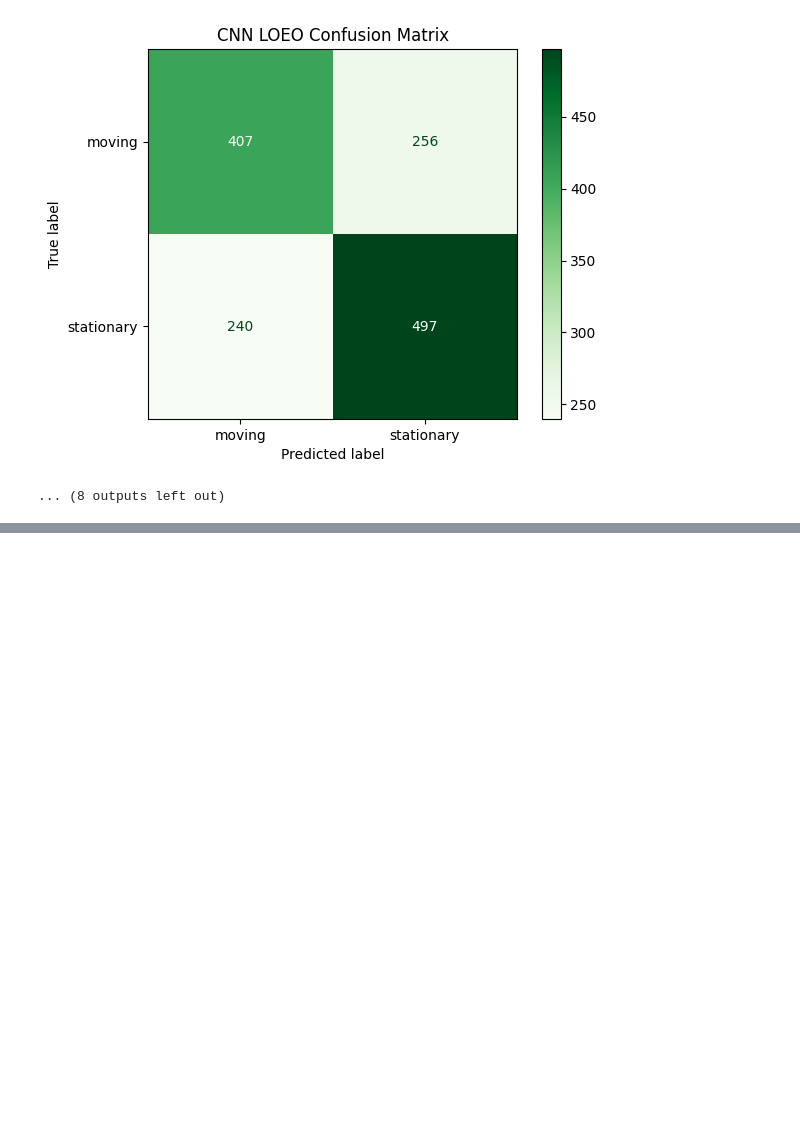
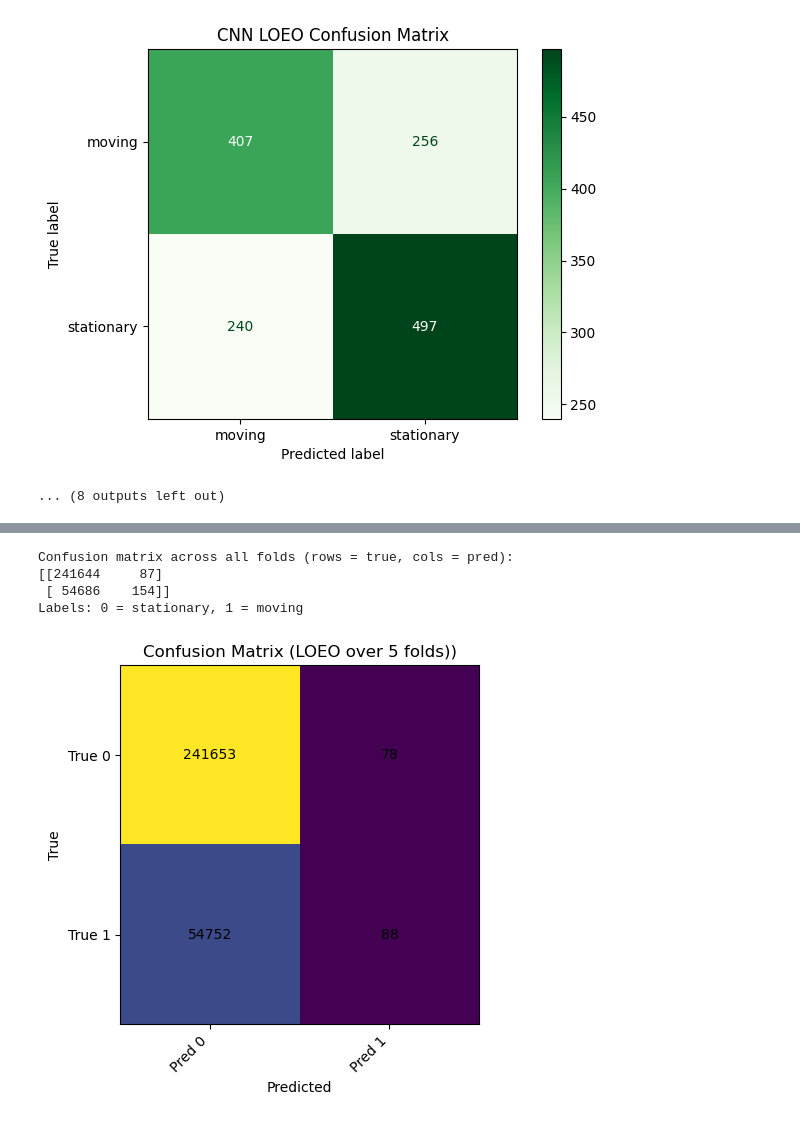
Before and after one commit to Castellanos02/cs286_demo, a Jupyter notebook: demo1.ipynb, the cells around one changed output, grey strips where cells are left out. Drawn from its saved outputs; the diff is of its cells as text; code cells hidden in the pictures; blank space fills up the shorter version.

```diff
--- a/demo1.ipynb
+++ b/demo1.ipynb
@@ -1292,0 +1521,14 @@ Day 2013-04-05 Accuracy: 0.7074626684188843
+# %%
+interploated_df['timestamp'] = pd.to_datetime(interploated_df['timestamp'])
+interploated_df = interploated_df.sort_values('timestamp')
+
+interploated_df['label'] = (interploated_df['travelstate'] == 'moving').astype(np.int64)
+
+interploated_df['t_prev'] = interploated_df['timestamp'].shift(1)
+interploated_df['dt_s'] = (interploated_df['timestamp'] - interploated_df['t_prev']).dt.total_seconds()
+interploated_df['dt_s'] = interploated_df['dt_s'].fillna(0.0)
+interploated_df['dt_s'] = interploated_df['dt_s'].clip(lower=0.0, upper=3600.0)
+
+feature_cols = ['latitude', 'longitude', 'dt_s']
+
+interploated_df['day'] = interploated_df['timestamp'].dt.date
@@ -1292,0 +1857,42 @@ Day 2013-04-05 Accuracy: 0.7074626684188843
+# %%
+y_true_all = np.concatenate(all_y_true)
+y_pred_all = np.concatenate(all_y_pred)
+
+cm = confusion_matrix(y_true_all, y_pred_all)
+print("\nConfusion matrix across all folds (rows = true, cols = pred):")
+print(cm)
+print("Labels: 0 = stationary, 1 = moving")
+# %% [output]
+Confusion matrix across all folds (rows = true, cols = pred):
+[[241644     87]
+ [ 54686    154]]
+Labels: 0 = stationary, 1 = moving
+# %%
+cm = np.array([[241653, 78],
+               [54752,  88]])
+
+classes = ["Stationary (0)", "Moving (1)"]
+
+fig, ax = plt.subplots()
+im = ax.imshow(cm)
+
+ax.set_xticks(np.arange(len(classes)))
+ax.set_yticks(np.arange(len(classes)))
+ax.set_xticklabels(["Pred 0", "Pred 1"])
+ax.set_yticklabels(["True 0", "True 1"])
+
+plt.setp(ax.get_xticklabels(), rotation=45, ha="right")
+
+for i in range(cm.shape[0]):
+    for j in range(cm.shape[1]):
+        ax.text(j, i, cm[i, j],
+                ha="center", va="center")
+
+ax.set_xlabel("Predicted")
+ax.set_ylabel("True")
+ax.set_title("Confusion Matrix (LOEO over 5 folds))")
+
+plt.tight_layout()
+plt.show()
+# %% [output]
+[figure, added]
```
Also changed, not shown: parts of 19 cells of this notebook, 1 other file.
